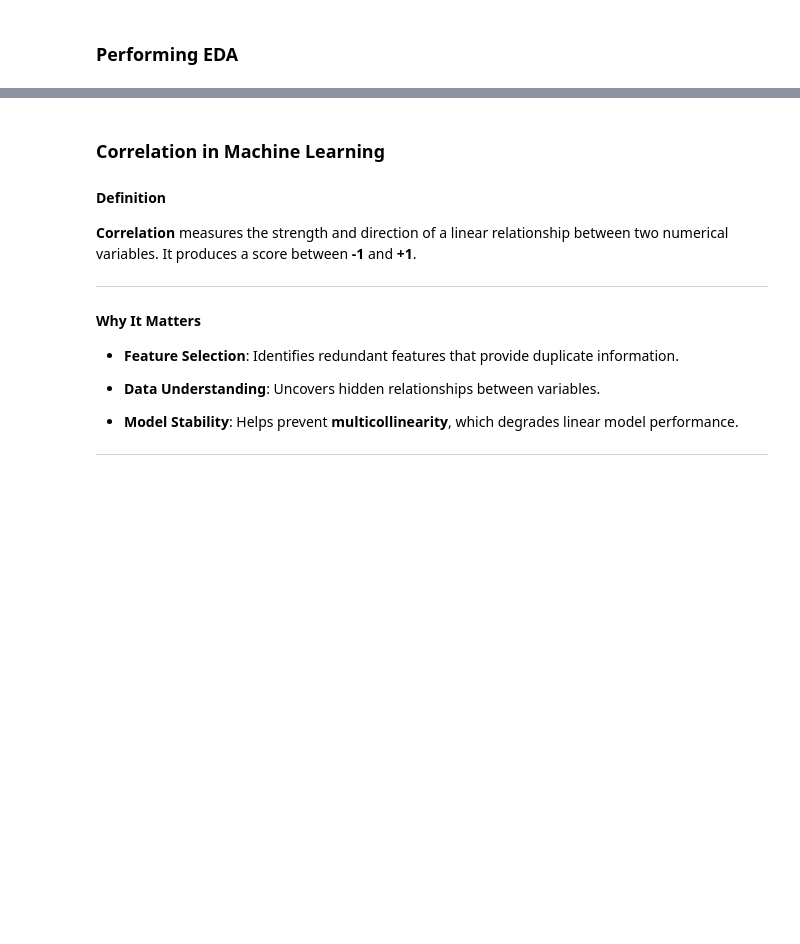
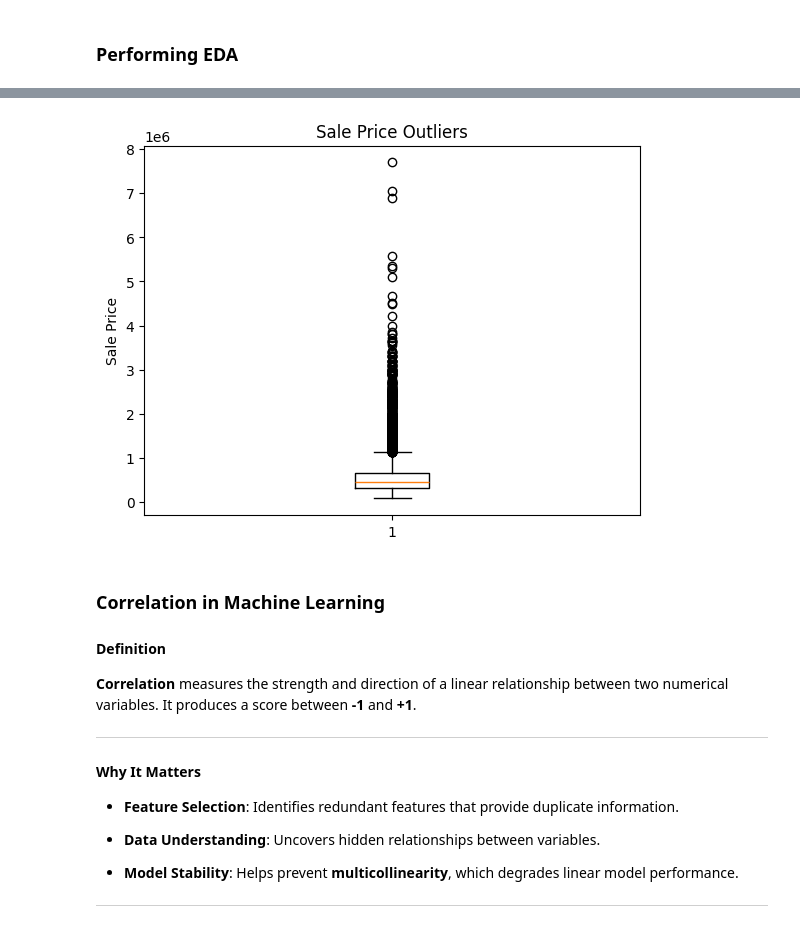
Before and after one commit to saad-sufyan-dev/python-learning-lab, a Jupyter notebook: machine_learning/day_02.ipynb, the cells around one changed output, grey strips where cells are left out. Cells and saved outputs as stored; diff of their text form; code cells hidden in the pictures; blank space fills up the shorter version.

```diff
--- a/machine_learning/day_02.ipynb
+++ b/machine_learning/day_02.ipynb
@@ -239,3 +256,10 @@ data.describe()
+# %%
+plt.boxplot(data["price"])
+plt.ylabel("Sale Price")
+plt.title("Sale Price Outliers")
+plt.show()
+# %% [output]
+[figure, added]
 # %% [markdown]
 ### Correlation in Machine Learning
 
```
Also changed, not shown: parts of 10 cells of this notebook, 2 other files.
